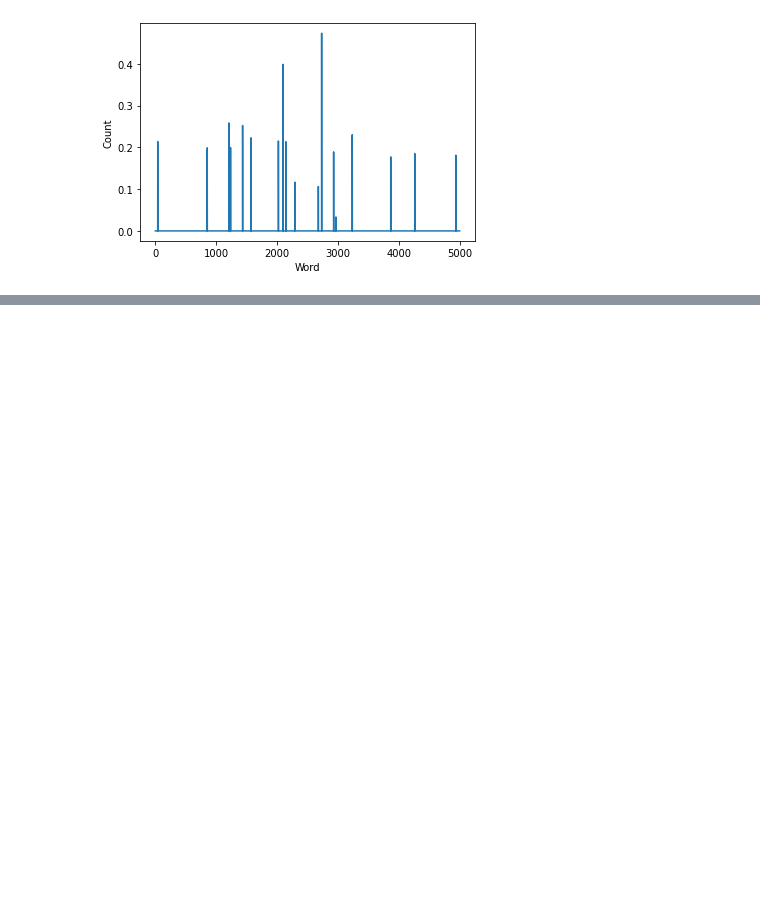
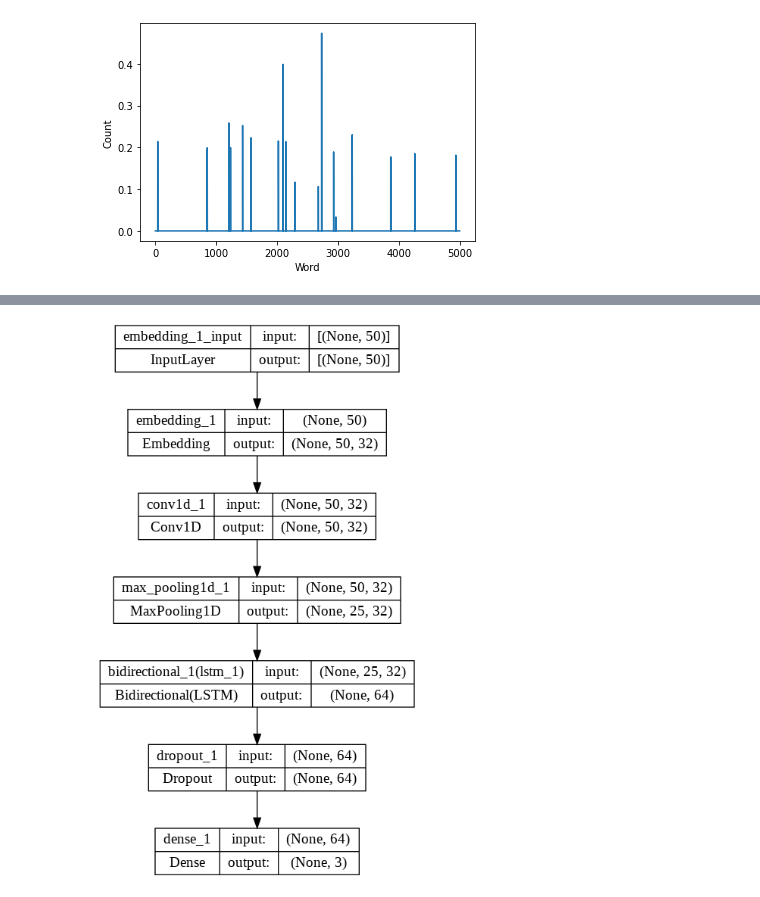
Before and after one commit to devshah21/Twitter-Sentiment-Analysis, a Jupyter notebook: Twitter_Sentiment_Analysis.ipynb, the cells around one changed output, grey strips where cells are left out. Cells and saved outputs as stored; diff of their text form; code cells hidden in the pictures; blank space fills up the shorter version.

Commit message:
finished tokenization and built model

```diff
--- a/Twitter_Sentiment_Analysis.ipynb
+++ b/Twitter_Sentiment_Analysis.ipynb
@@ -203,0 +208,23 @@ Pre-Processing Data!
+# %%
+from keras.preprocessing.text import Tokenizer
+from keras_preprocessing.sequence import pad_sequences
+
+max_words = 5000
+length=50
+
+def tokenize_pad_sequences(text):
+    '''
+    This function tokenize the input text into sequnences of intergers and then
+    pad each sequence to the same length
+    '''
+    # Text tokenization
+    tokenizer = Tokenizer(num_words=max_words, filters='!"#$%&()*+,-./:;<=>?@[\]^_`{|}~', lower=True)
+    tokenizer.fit_on_texts(text)
+    # Transforms text to a sequence of integers
+    X = tokenizer.texts_to_sequences(text)
+    # Pad sequences to the same length
+    X = pad_sequences(X, maxlen=length, truncating='post')
+    # return sequences
+    return X, tokenizer
+X, tokenizer = tokenize_pad_sequences(data1['clean_text'])
+print(X[0])
@@ -203,0 +262,20 @@ Pre-Processing Data!
+# %%
+vocab_size = 5000
+embedding_size = 32
+epochs=20
+learning_rate = 0.1
+decay_rate = learning_rate / epochs
+momentum = 0.8
+
+optimizer = tf.optimizers.SGD(learning_rate=learning_rate, momentum=momentum, decay=decay_rate, nesterov=False)
+
+# Build model
+model = tf.keras.Sequential()
+model.add(tf.keras.layers.Embedding(vocab_size, embedding_size, input_length=length))
+model.add(tf.keras.layers.Conv1D(filters=32, kernel_size=3, padding='same', activation='relu'))
+model.add(tf.keras.layers.MaxPooling1D(pool_size=2))
+model.add(tf.keras.layers.Bidirectional(tf.keras.layers.LSTM(32)))
+model.add(tf.keras.layers.Dropout(0.4))
+model.add(tf.keras.layers.Dense(3, activation='softmax'))
+model.compile(optimizer=optimizer, loss='categorical_crossentropy', metrics=['accuracy'])
+model.summary()
@@ -203,0 +300,4 @@ Pre-Processing Data!
+# %%
+tf.keras.utils.plot_model(model, show_shapes=True)
+# %% [output]
+[figure, added]
```
Also changed, not shown: parts of 10 cells of this notebook.
